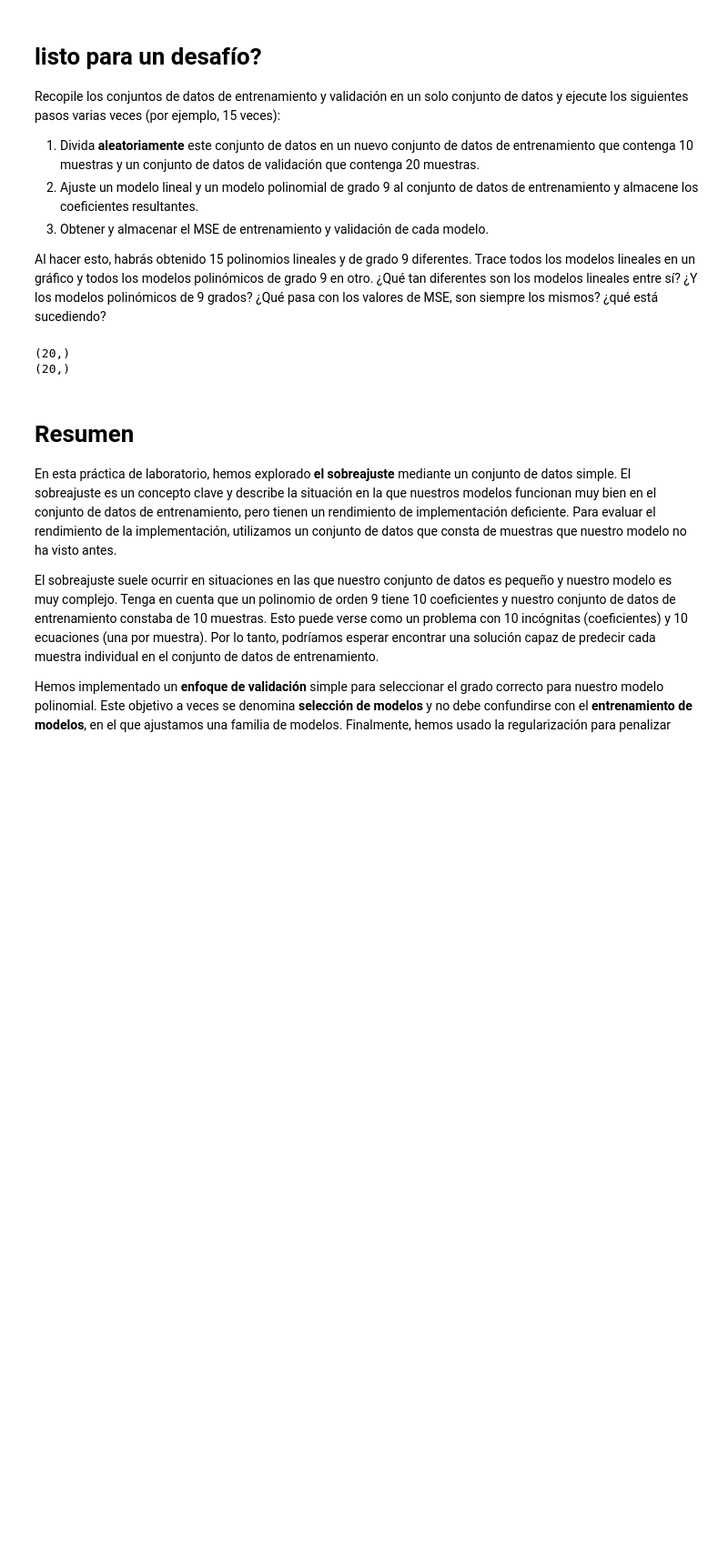
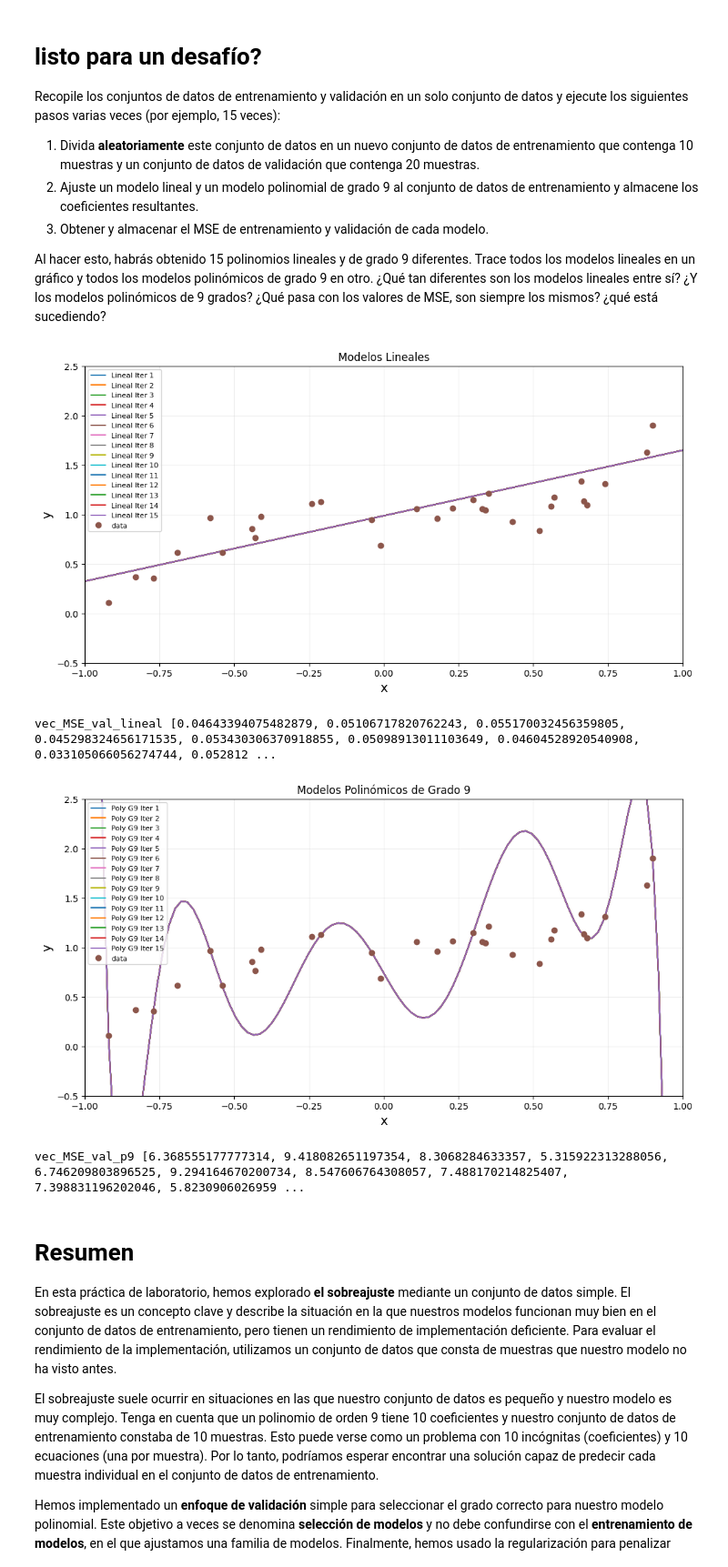
Before and after one commit to Camilohoyos99/AA_DATOS, a Jupyter notebook: Lab01_AnalisisAvanzado_2024.ipynb, the cells around one changed output. Shown at 91% size. Drawn from its saved outputs; the diff is of its cells as text; code cells hidden in the pictures; blank space fills up the shorter version.

```diff
--- a/Lab01_AnalisisAvanzado_2024.ipynb
+++ b/Lab01_AnalisisAvanzado_2024.ipynb
@@ -850,19 +850,3 @@ Al hacer esto, habrás obtenido 15 polinomios lineales y de grado 9 diferentes.
 ¿Qué tan diferentes son los modelos lineales entre sí?
 ¿Y los modelos polinómicos de 9 grados?
 ¿Qué pasa con los valores de MSE, son siempre los mismos? ¿qué está sucediendo?
-# %%
-x = np.concatenate([xVal, xTrain])
-y = np.concatenate([yVal, yTrain])
-indices_Train = np.random.choice(len(x), size=10, replace=False)
-indices_validacion = np.setdiff1d(np.arange(len(x)), indices_Train)
-X_train = x[indices_Train]
-y_train = y[indices_Train]
-
-X_val = x[indices_validacion]
-y_val = y[indices_validacion]
-
-print(X_val.shape)
-print(y_val.shape)
-# %% [output]
-(20,)
-(20,)
@@ -869,3 +919,39 @@ print(y_val.shape)
+# %%
+# Graficar modelos lineales
+plt.figure(figsize=(12, 6))
+plt.title('Modelos Lineales')
+for i in range(num_iter):
+    plt.plot(x_LS, valores_modelo_lineal[i], '-', label=f'Lineal Iter {i + 1}')
+
+plt.plot(x_visual, y_visual, 'o', label = 'data')
+plt.xlabel("x", fontsize=14)
+plt.ylabel("y", fontsize=14)
+plt.xlim(-1, 1)
+plt.ylim(-0.5, 2.5)
+plt.grid(alpha=0.2)
+plt.legend(loc='upper left', fontsize=8)
+plt.show()
+print('vec_MSE_val_lineal', vec_MSE_val_lineal)
+# Graficar modelos polinómicos de grado 9
+plt.figure(figsize=(12, 6))
+plt.title('Modelos Polinómicos de Grado 9')
+for i in range(num_iter):
+    plt.plot(x_LS, valores_modelos_p9[i], '-', label=f'Poly G9 Iter {i + 1}')
+
+plt.plot(x_visual, y_visual, 'o', label = 'data')
+plt.xlabel("x", fontsize=14)
+plt.ylabel("y", fontsize=14)
+plt.xlim(-1, 1)
+plt.ylim(-0.5, 2.5)
+plt.grid(alpha=0.2)
+plt.legend(loc='upper left', fontsize=8)
+plt.show()
+print('vec_MSE_val_p9', vec_MSE_val_p9 )
+# %% [output]
+[figure, added]
+vec_MSE_val_lineal [0.04643394075482879, 0.05106717820762243, 0.055170032456359805, 0.045298324656171535, 0.053430306370918855, 0.05098913011103649, 0.04604528920540908, 0.033105066056274744, 0.052812 ...
+[figure, added]
+vec_MSE_val_p9 [6.368555177777314, 9.418082651197354, 8.3068284633357, 5.315922313288056, 6.746209803896525, 9.294164670200734, 8.547606764308057, 7.488170214825407, 7.398831196202046, 5.8230906026959 ...
 # %% [markdown]
 # Resumen
 
```
Also changed, not shown: parts of 2 cells of this notebook.
